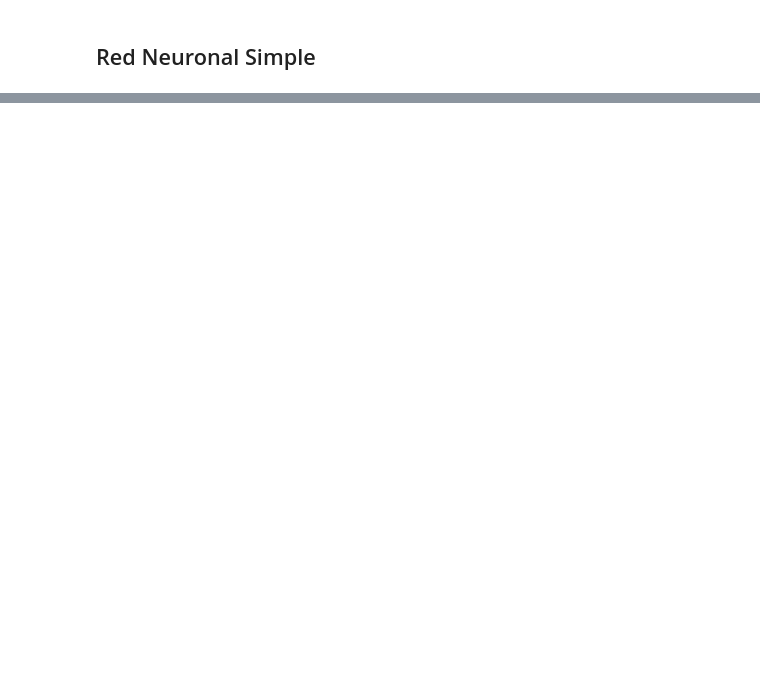
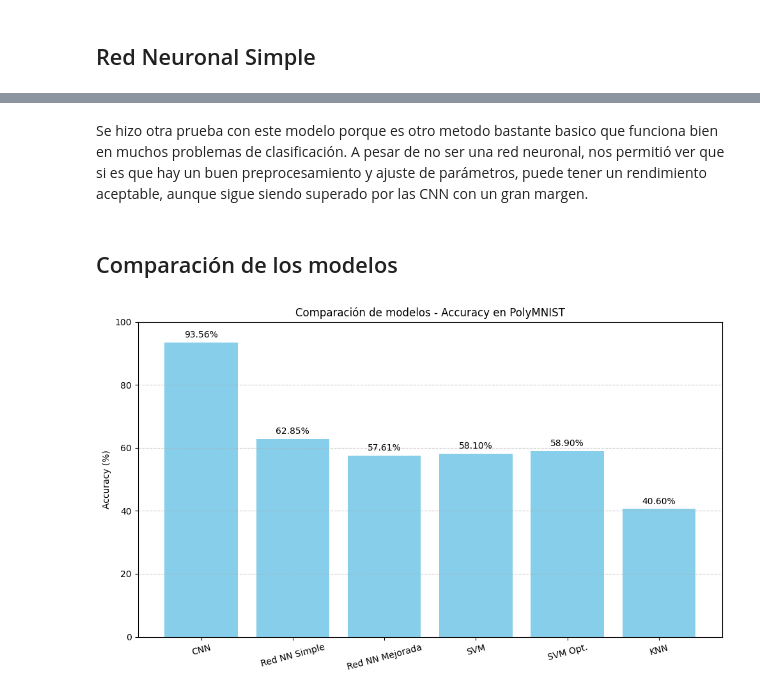
Before and after one commit to SebasJuarez/DS-Collection, a Jupyter notebook: DeepLearning.ipynb, the cells around one changed output, grey strips where cells are left out. Saved outputs shown, nothing was run; the diff lists cells and outputs as text; code cells hidden in the pictures; blank space fills up the shorter version.

```diff
--- a/DeepLearning.ipynb
+++ b/DeepLearning.ipynb
@@ -9,7 +10,7 @@ import os
 import matplotlib.pyplot as plt
 from PIL import Image
 
-base_path = "Data/Poly/PolyMNIST/MMNIST/train"
+base_path = ".\\Data\\Poly\\PolyMNIST\\MMNIST\\train"
 
 modalidades = ["m0", "m1", "m2", "m3", "m4"]
 
@@ -235,0 +360,14 @@ KeyboardInterrupt:
+# %%
+from sklearn.svm import SVC
+from sklearn.metrics import accuracy_score, classification_report
+
+X_train_svm, X_test_svm, y_train_svm, y_test_svm = preparar_para_knn(train_dataset, test_dataset)
+
+svm = SVC(kernel='rbf', gamma='scale')
+svm.fit(X_train_svm, y_train_svm)
+
+y_pred_svm = svm.predict(X_test_svm)
+acc_svm = accuracy_score(y_test_svm, y_pred_svm)
+
+print(f"Accuracy SVM: {acc_svm * 100:.2f}%")
+print(classification_report(y_test_svm, y_pred_svm))
@@ -235,0 +435,39 @@ KeyboardInterrupt:
+# %% [markdown]
+Se hizo otra prueba con este modelo porque es otro metodo bastante basico que funciona bien en muchos problemas de clasificación. A pesar de no ser una red neuronal, nos permitió ver que si es que hay un buen preprocesamiento y ajuste de parámetros, puede tener un rendimiento aceptable, aunque sigue siendo superado por las CNN con un gran margen.
+# %% [markdown]
+## Comparación de los modelos
+# %%
+modelos = [
+    "CNN",
+    "Red NN Simple",
+    "Red NN Mejorada",
+    "SVM",
+    "SVM Opt.",
+    "KNN"
+]
+
+accuracies = [
+    93.56,
+    62.85,
+    57.61,
+    58.10,
+    58.90,
+    40.60
+]
+
+plt.figure(figsize=(10, 6))
+bars = plt.bar(modelos, accuracies, color='skyblue')
+plt.title("Comparación de modelos - Accuracy en PolyMNIST")
+plt.ylabel("Accuracy (%)")
+plt.ylim(0, 100)
+
+for bar, acc in zip(bars, accuracies):
+    yval = bar.get_height()
+    plt.text(bar.get_x() + bar.get_width()/2.0, yval + 1, f"{acc:.2f}%", ha='center', va='bottom')
+
+plt.xticks(rotation=15)
+plt.grid(axis='y', linestyle='--', alpha=0.6)
+plt.tight_layout()
+plt.show()
+# %% [output]
+[figure, added]
```
Also changed, not shown: parts of 16 cells of this notebook, 2 other files.
